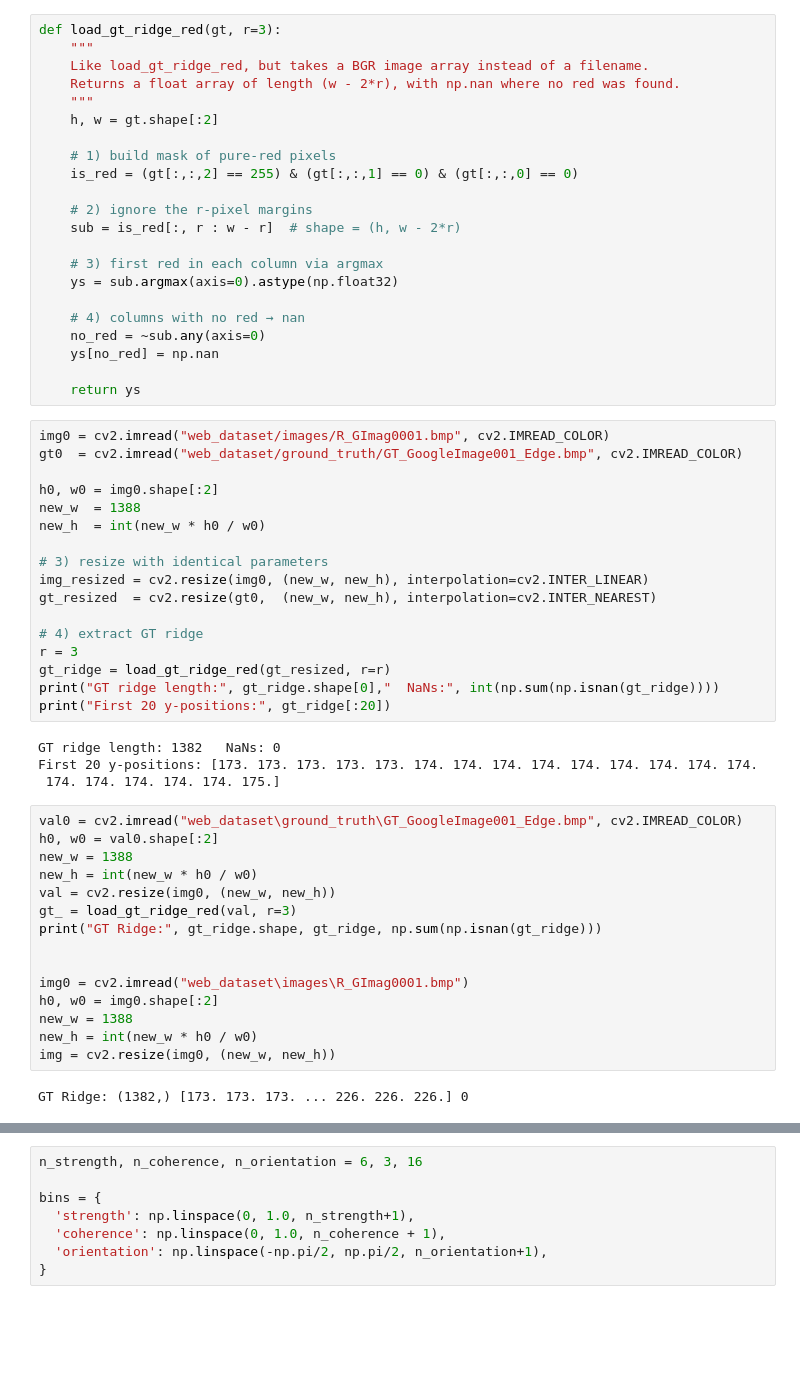
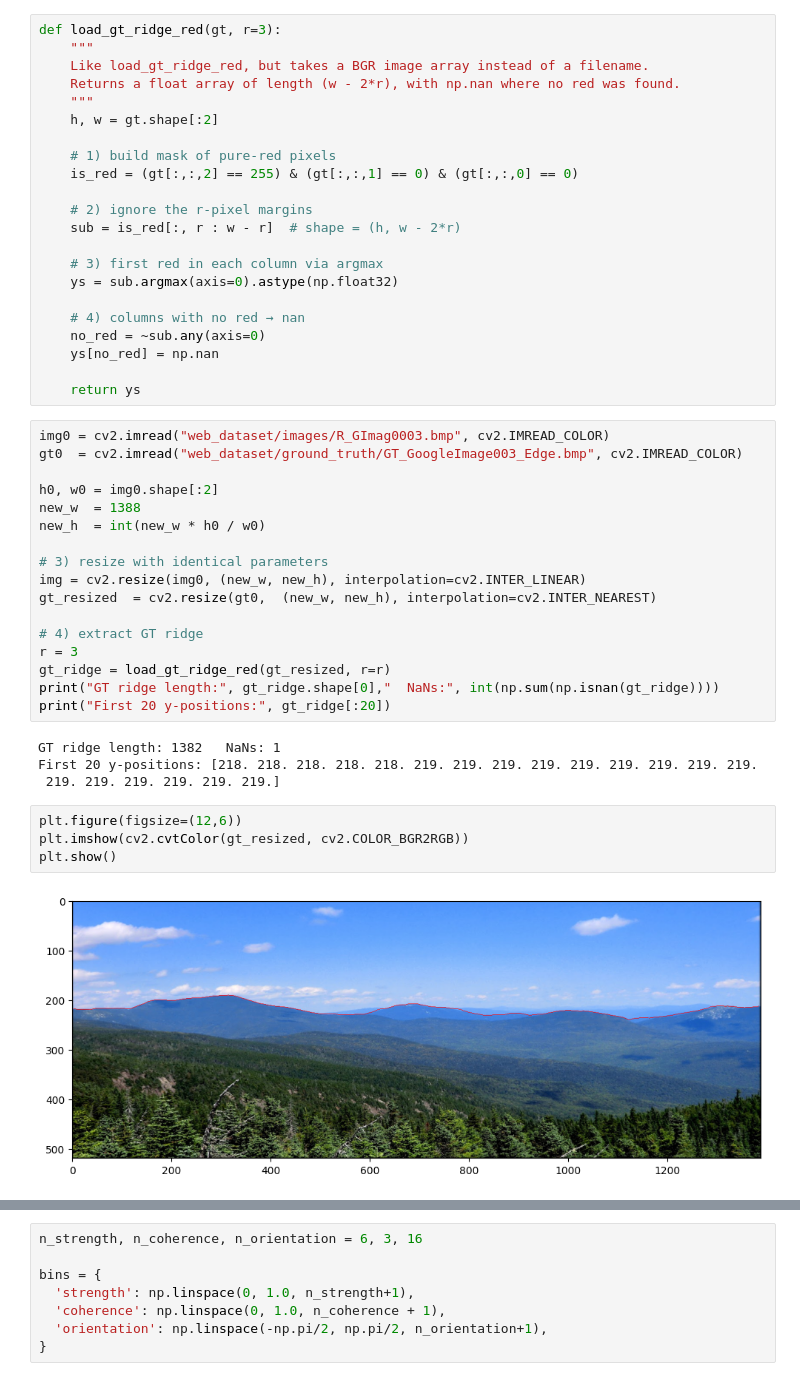
Before and after one commit to csci701s25/snowbowl-savant, a Jupyter notebook: EdgeDetection/edge_det_tensor.ipynb, the cells around one changed output, grey strips where cells are left out. Cells and saved outputs as stored; diff of their text form; blank space fills up the shorter version.

```diff
--- a/EdgeDetection/edge_det_tensor.ipynb
+++ b/EdgeDetection/edge_det_tensor.ipynb
@@ -588,15 +588,15 @@ def load_gt_ridge_red(gt, r=3):
 
     return ys
 # %%
-img0 = cv2.imread("web_dataset/images/R_GImag0001.bmp", cv2.IMREAD_COLOR)
-gt0  = cv2.imread("web_dataset/ground_truth/GT_GoogleImage001_Edge.bmp", cv2.IMREAD_COLOR)
+img0 = cv2.imread("web_dataset/images/R_GImag0003.bmp", cv2.IMREAD_COLOR)
+gt0  = cv2.imread("web_dataset/ground_truth/GT_GoogleImage003_Edge.bmp", cv2.IMREAD_COLOR)
 
 h0, w0 = img0.shape[:2]
 new_w  = 1388
 new_h  = int(new_w * h0 / w0)
 
 # 3) resize with identical parameters
-img_resized = cv2.resize(img0, (new_w, new_h), interpolation=cv2.INTER_LINEAR)
+img = cv2.resize(img0, (new_w, new_h), interpolation=cv2.INTER_LINEAR)
 gt_resized  = cv2.resize(gt0,  (new_w, new_h), interpolation=cv2.INTER_NEAREST)
 
 # 4) extract GT ridge
@@ -605,25 +605,14 @@ gt_ridge = load_gt_ridge_red(gt_resized, r=r)
 print("GT ridge length:", gt_ridge.shape[0],"  NaNs:", int(np.sum(np.isnan(gt_ridge))))
 print("First 20 y-positions:", gt_ridge[:20])
 # %% [output]
-GT ridge length: 1382   NaNs: 0
-First 20 y-positions: [173. 173. 173. 173. 173. 174. 174. 174. 174. 174. 174. 174. 174. 174.
- 174. 174. 174. 174. 174. 175.]
+GT ridge length: 1382   NaNs: 1
+First 20 y-positions: [218. 218. 218. 218. 218. 219. 219. 219. 219. 219. 219. 219. 219. 219.
+ 219. 219. 219. 219. 219. 219.]
-# %%
-val0 = cv2.imread("web_dataset\ground_truth\GT_GoogleImage001_Edge.bmp", cv2.IMREAD_COLOR)
-h0, w0 = val0.shape[:2]
-new_w = 1388
-new_h = int(new_w * h0 / w0)
-val = cv2.resize(img0, (new_w, new_h))
-gt_ = load_gt_ridge_red(val, r=3)
-print("GT Ridge:", gt_ridge.shape, gt_ridge, np.sum(np.isnan(gt_ridge)))
-
-
-img0 = cv2.imread("web_dataset\images\R_GImag0001.bmp")
-h0, w0 = img0.shape[:2]
-new_w = 1388
-new_h = int(new_w * h0 / w0)
-img = cv2.resize(img0, (new_w, new_h))
-# %% [output]
-GT Ridge: (1382,) [173. 173. 173. ... 226. 226. 226.] 0
+# %%
+plt.figure(figsize=(12,6))
+plt.imshow(cv2.cvtColor(gt_resized, cv2.COLOR_BGR2RGB))
+plt.show()
+# %% [output]
+[figure, added]
 # %%
 m0 = RidgeClassifier(in_dim=147)
```
Also changed, not shown: parts of 14 cells of this notebook, 7 other files.
